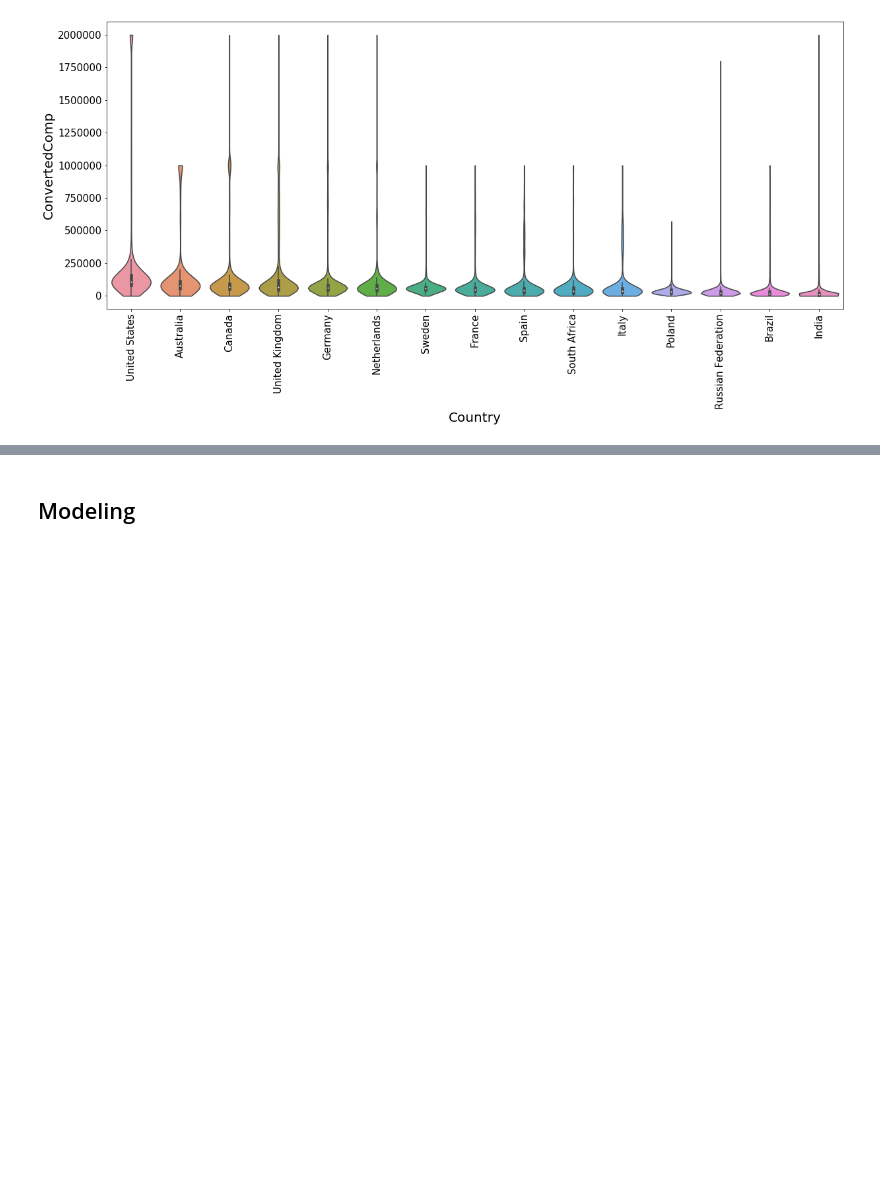
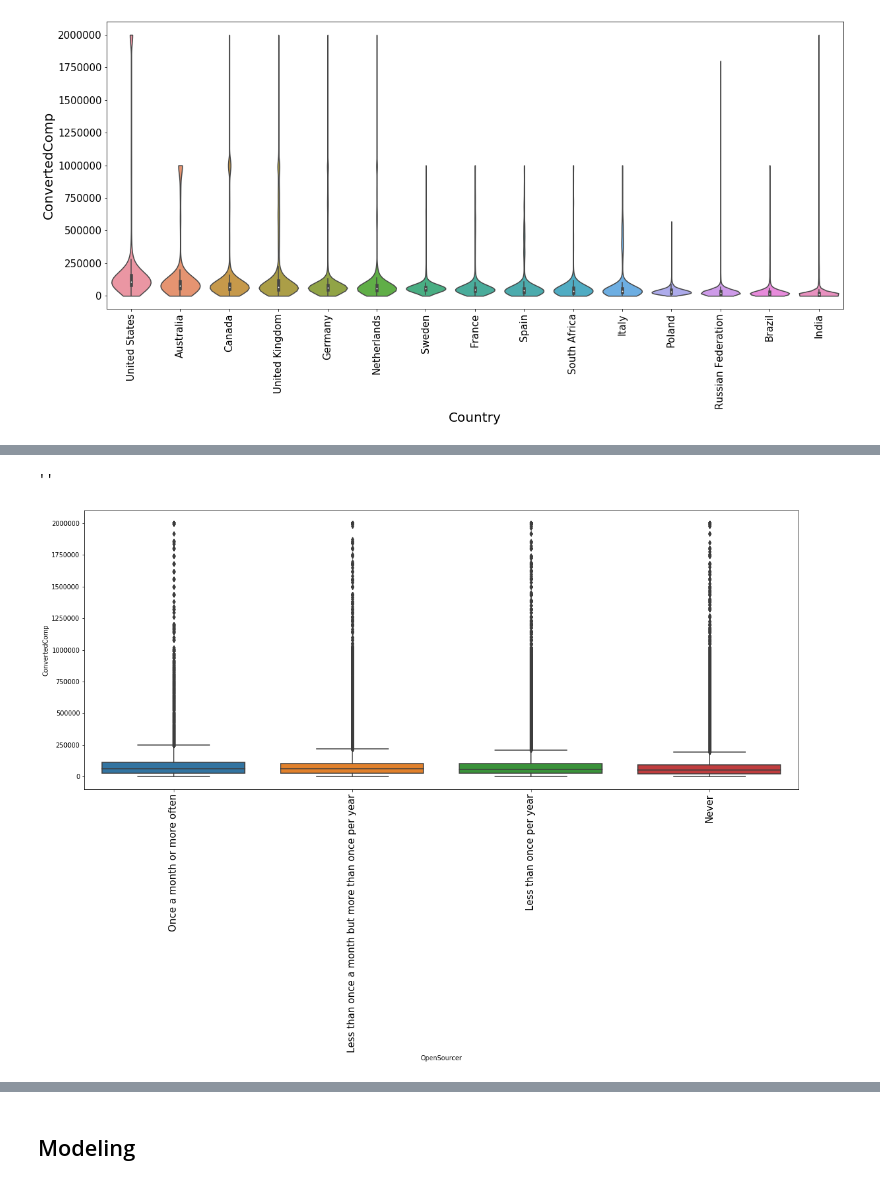
Before and after one commit to MarshEnterprises/Udacity_Project1, a Jupyter notebook: Udacity_Project1.ipynb, the cells around one changed output, grey strips where cells are left out. Cells and saved outputs as stored; diff of their text form; code cells hidden in the pictures; blank space fills up the shorter version.

```diff
--- a/Udacity_Project1.ipynb
+++ b/Udacity_Project1.ipynb
@@ -220,0 +272,16 @@ ax.set_xticklabels(labels=ax.get_xticklabels(), rotation='vertical', fontdict={'
+# %%
+#test = df.groupby('UndergradMajor')
+#test = test.filter(lambda x: len(x)>=1000 or x.name == 'South Africa')
+sorting = df.groupby('OpenSourcer')['ConvertedComp'].mean().sort_values(ascending=False).index
+
+fig, ax = plt.subplots(figsize=(20, 8))
+ax = sns.boxplot(x='OpenSourcer', y='ConvertedComp', data=df, order=sorting)
+#ax.set_yscale('log')
+#ax.tick_params(labelsize=15)
+#ax.set_xlabel(ax.get_xlabel(), fontsize=20)
+#ax.set_ylabel(ax.get_ylabel(), fontsize=20)
+ax.set_xticklabels(labels=ax.get_xticklabels(), rotation='vertical', fontdict={'fontsize':15})
+;
+# %% [output]
+''
+[figure, added]
```
Also changed, not shown: parts of 8 cells of this notebook.
